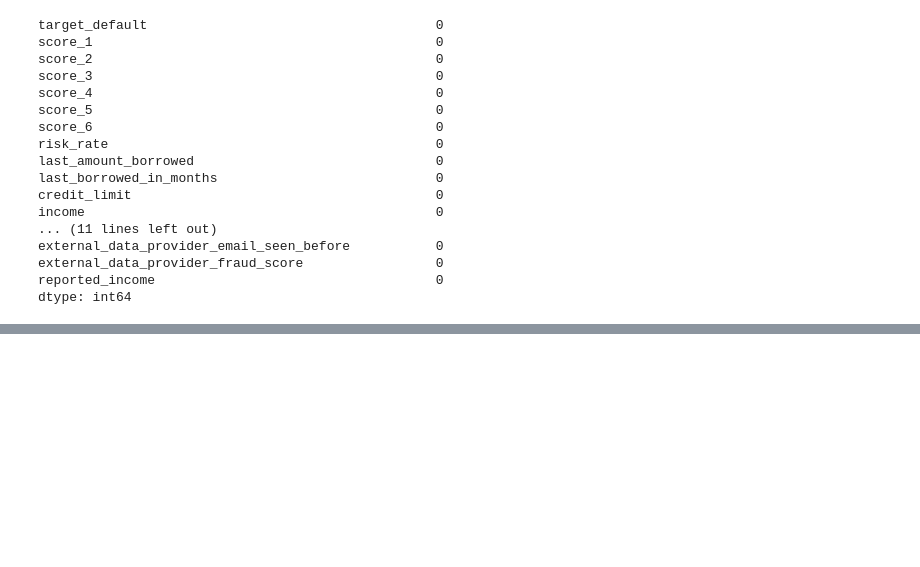
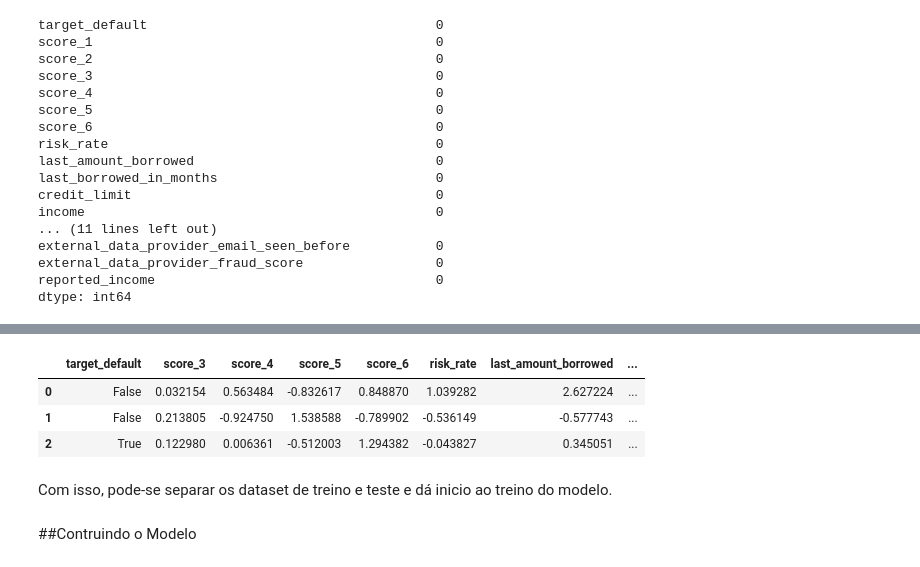
Before and after one commit to jvataidee/MachineLearning, a Jupyter notebook: Avaliação_de_Risco_de_Crédito.ipynb, the cells around one changed output, grey strips where cells are left out. Saved outputs shown, nothing was run; the diff lists cells and outputs as text; code cells hidden in the pictures; blank space fills up the shorter version.

```diff
--- a/Avaliação_de_Risco_de_Crédito.ipynb
+++ b/Avaliação_de_Risco_de_Crédito.ipynb
@@ -305,0 +313,20 @@ dtype: int64
+# %%
+#copiar
+df_model =  df_clear.copy()
+# %%
+#Identificar colunas númericas
+df_num = df_model.drop('target_default', axis=1).select_dtypes(exclude= 'object').columns
+
+#identificar colunas categoricas
+df_cat = df_model.select_dtypes(include='object').columns
+# %%
+#Normalizar as colunas numericas
+se = StandardScaler()
+df_model[df_num] = se.fit_transform(df_model[df_num].values)
+# %%
+#Ecoding as colunas categoricas
+le = LabelEncoder()
+
+for col in df_cat:
+  df_model[col + '_encoded'] = le.fit_transform(df_model[col])
+  df_model.drop(col, axis=1, inplace=True)
@@ -305,0 +348,9 @@ dtype: int64
+# %%
+df_model.head(3)
+# %% [output]
+|  | target_default | score_3 | score_4 | score_5 | score_6 | risk_rate | last_amount_borrowed | ... |
+| 0 | False | 0.032154 | 0.563484 | -0.832617 | 0.848870 | 1.039282 | 2.627224 | ... |
+| 1 | False | 0.213805 | -0.924750 | 1.538588 | -0.789902 | -0.536149 | -0.577743 | ... |
+| 2 | True | 0.122980 | 0.006361 | -0.512003 | 1.294382 | -0.043827 | 0.345051 | ... |
+# %% [markdown]
+Com isso, pode-se separar os dataset de treino e teste e dá inicio ao treino do modelo.
@@ -305,0 +364,2 @@ dtype: int64
+# %% [markdown]
+##Contruindo o Modelo
```
Also changed, not shown: parts of 15 cells of this notebook.
